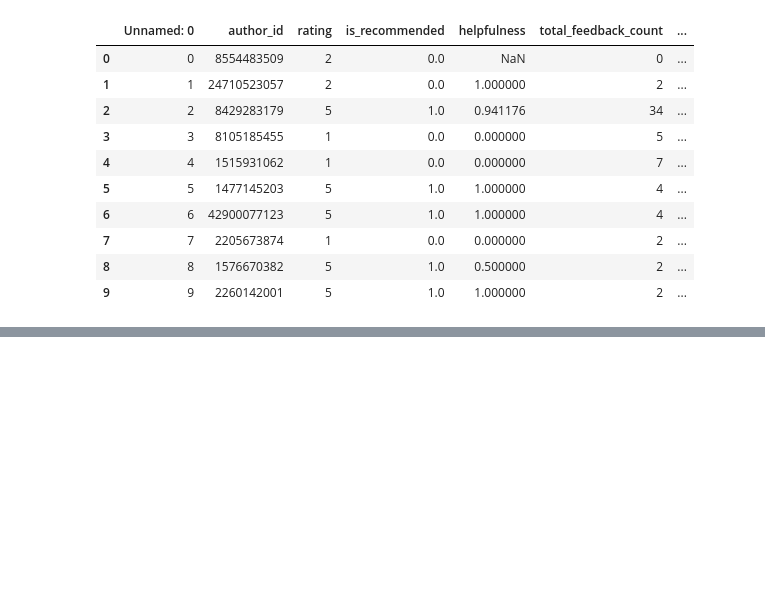
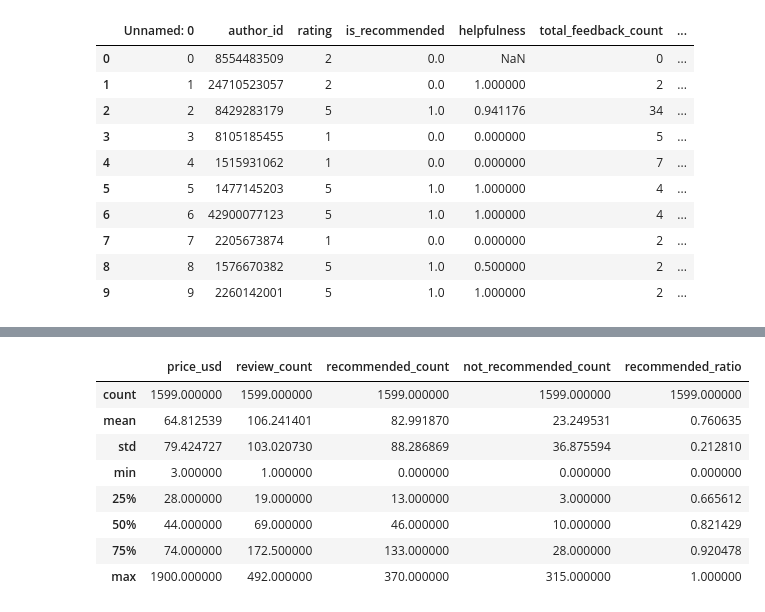
Before and after one commit to trwgltuhchang/Projects, a Jupyter notebook: Sephora.ipynb, the cells around one changed output, grey strips where cells are left out. Saved outputs shown, nothing was run; the diff lists cells and outputs as text; code cells hidden in the pictures; blank space fills up the shorter version.

```diff
--- a/Sephora.ipynb
+++ b/Sephora.ipynb
@@ -222,0 +256,12 @@ memory usage: 24.5+ MB
+# %%
+df5.describe()
+# %% [output]
+|  | price_usd | review_count | recommended_count | not_recommended_count | recommended_ratio |
+| count | 1599.000000 | 1599.000000 | 1599.000000 | 1599.000000 | 1599.000000 |
+| mean | 64.812539 | 106.241401 | 82.991870 | 23.249531 | 0.760635 |
+| std | 79.424727 | 103.020730 | 88.286869 | 36.875594 | 0.212810 |
+| min | 3.000000 | 1.000000 | 0.000000 | 0.000000 | 0.000000 |
+| 25% | 28.000000 | 19.000000 | 13.000000 | 3.000000 | 0.665612 |
+| 50% | 44.000000 | 69.000000 | 46.000000 | 10.000000 | 0.821429 |
+| 75% | 74.000000 | 172.500000 | 133.000000 | 28.000000 | 0.920478 |
+| max | 1900.000000 | 492.000000 | 370.000000 | 315.000000 | 1.000000 |
```
Also changed, not shown: parts of 4 cells of this notebook.
